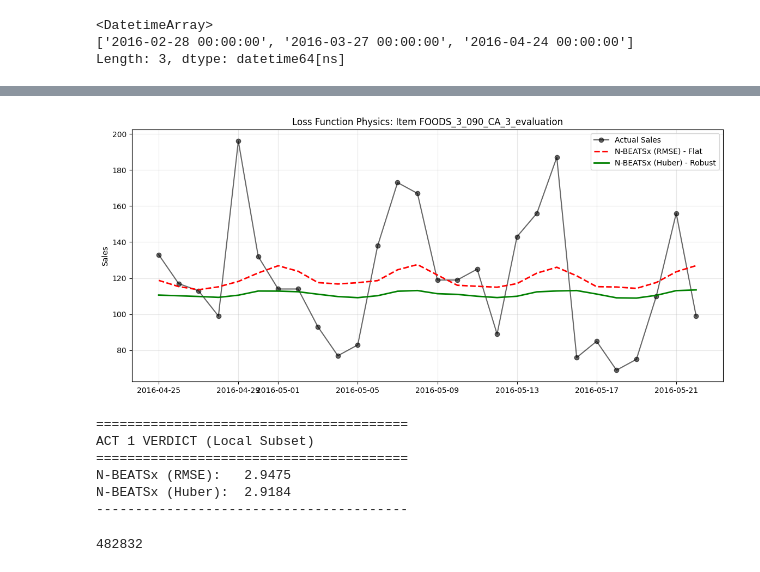
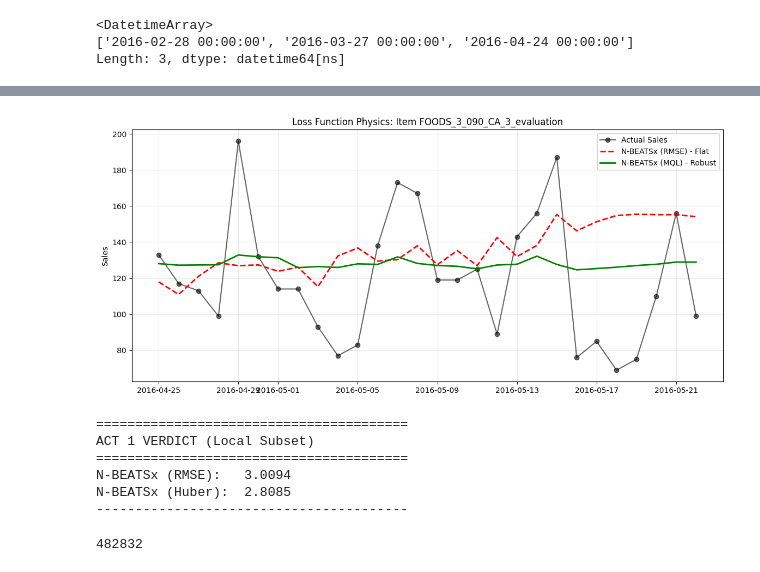
Before and after one commit to Zak-Las/Walmart-Demand-Forcasting, a Jupyter notebook: Notebooks/01_local_dynamics.ipynb, the cells around one changed output, grey strips where cells are left out. Drawn from its saved outputs; the diff is of its cells as text; code cells hidden in the pictures.

```diff
--- a/Notebooks/01_local_dynamics.ipynb
+++ b/Notebooks/01_local_dynamics.ipynb
@@ -587,31 +617,35 @@ import matplotlib.pyplot as plt
 from pytorch_lightning.loggers import CSVLogger
 from neuralforecast import NeuralForecast
 from neuralforecast.models import NBEATSx
-from neuralforecast.losses.pytorch import HuberLoss, RMSE
+from neuralforecast.losses.pytorch import MQLoss, RMSE
+from torch.optim.lr_scheduler import CosineAnnealingWarmRestarts
 
 # 1. CLEANUP OLD LOGS (Crucial for reproducible plotting)
-if os.path.exists("logs"):
-    shutil.rmtree("logs")
+if os.path.exists("logs/nbeats_rmse/"):
+    shutil.rmtree("logs/nbeats_rmse/")
+if os.path.exists("logs/nbeats_mql/"):
+    shutil.rmtree("logs/nbeats_mql/")
 
 # 2. DEFINE LOGGERS
 # We create separate folders for each model so their versions don't clash
 logger_rmse = CSVLogger("logs", name="nbeats_rmse")
-logger_huber = CSVLogger("logs", name="nbeats_huber")
+logger_mql = CSVLogger("logs", name="nbeats_mql")
 
 # 3. DEFINE MODELS
 common_params = dict(
     h=HORIZON,
-    input_size=HORIZON * 3,
+    input_size=HORIZON * 13,
     scaler_type='robust',
+    batch_size=512,
     max_steps=3500,
-    val_check_steps=50,
-    early_stop_patience_steps=10,
-    dropout_prob_theta=0.1,
+    val_check_steps=6,
+    early_stop_patience_steps=15,
+    dropout_prob_theta=0.2,
     futr_exog_list=['sell_price', 'is_available', 'snap_CA', 'is_event'],
-    exclude_insample_y=True,
+    exclude_insample_y=False,
     accelerator='mps',
     devices=1,
-    batch_size=32
+    enable_progress_bar=True
 )
 
 models = [
@@ -622,13 +656,19 @@ models = [
         alias='NBEATSx_RMSE',
         logger=logger_rmse
     ),
-
-    # Model B: Huber (with its own logger)
+    # Model B: MQLoss (with its own logger)
     NBEATSx(
         **common_params,
-        loss=HuberLoss(delta=1.0),
-        alias='NBEATSx_Huber',
-        logger=logger_huber
+        learning_rate=5e-4,
+        loss=MQLoss(quantiles=[0.5, 0.8, 0.9]),
+        lr_scheduler=CosineAnnealingWarmRestarts,
+        lr_scheduler_kwargs={
+            'T_0': 1000, # Restart every 1000 steps
+            'T_mult': 2,
+            'eta_min': 1e-6 # Minimum LR to decay to
+        },
+        alias='NBEATSx_MQL',
+        logger=logger_mql
     )
 ]
 
@@ -778,41 +834,41 @@ last_cutoff = cv_results['cutoff'].max()
 test_set = cv_results[cv_results['cutoff'] == last_cutoff]
 
 # 2. Pick a volatile item (High variance in actuals)
 # We want to show a difficult case, not a flat one.
 item_var = test_set.groupby('unique_id')['y'].var()
 volatile_item = item_var.idxmax()
 
 subset = test_set[test_set['unique_id'] == volatile_item]
 
 # 3. Plot
 plt.figure(figsize=(14, 6))
 plt.plot(subset['ds'], subset['y'], label='Actual Sales', color='black', marker='o', alpha=0.6)
 plt.plot(subset['ds'], subset['NBEATSx_RMSE'], label='N-BEATSx (RMSE) - Flat', color='red', linestyle='--', linewidth=2)
-plt.plot(subset['ds'], subset['NBEATSx_Huber'], label='N-BEATSx (Huber) - Robust', color='green', linewidth=2)
+plt.plot(subset['ds'], subset['NBEATSx_MQL-median'], label='N-BEATSx (MQL) - Robust', color='green', linewidth=2)
 
 plt.title(f"Loss Function Physics: Item {volatile_item}")
 plt.ylabel("Sales")
 plt.legend()
 plt.grid(True, alpha=0.3)
 plt.show()
 
 # 4. Print the Scorecard for Act 1
 rmse_rmse = np.sqrt(np.mean((cv_results['y'] - cv_results['NBEATSx_RMSE'])**2))
-rmse_huber = np.sqrt(np.mean((cv_results['y'] - cv_results['NBEATSx_Huber'])**2))
+rmse_huber = np.sqrt(np.mean((cv_results['y'] - cv_results['NBEATSx_MQL-median'])**2))
 
 print("="*40)
 print(f"ACT 1 VERDICT (Local Subset)")
 print("="*40)
 print(f"N-BEATSx (RMSE):   {rmse_rmse:.4f}")
 print(f"N-BEATSx (Huber):  {rmse_huber:.4f}")
 print("-" * 40)
 # %% [output]
-[figure, old version]
+[figure, new version]
 ========================================
 ACT 1 VERDICT (Local Subset)
 ========================================
-N-BEATSx (RMSE):   2.9475
-N-BEATSx (Huber):  2.9184
+N-BEATSx (RMSE):   3.0094
+N-BEATSx (Huber):  2.8085
 ----------------------------------------
 # %%
 len(cv_results['NBEATSx_Huber'])
```
Also changed, not shown: parts of 5 cells of this notebook, 1 other file.
